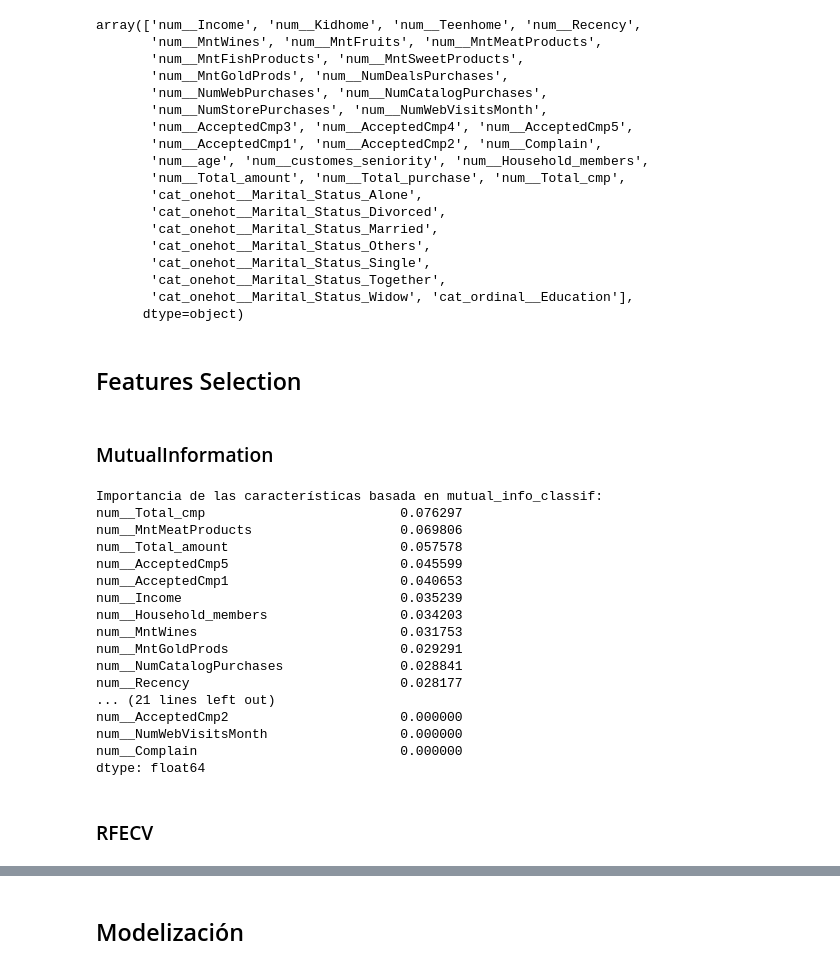
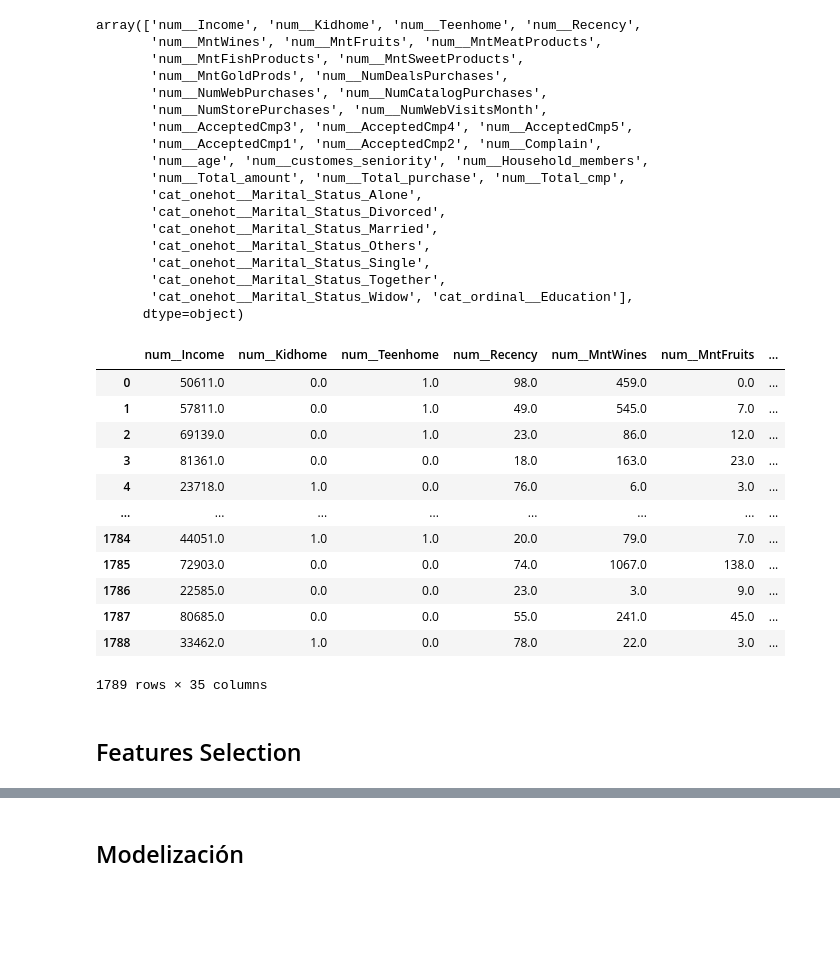
Before and after one commit to ANG112/Project_Break_ML, a Jupyter notebook: 05_Modelizacion.ipynb, the cells around one changed output, grey strips where cells are left out. Drawn from its saved outputs; the diff is of its cells as text; code cells hidden in the pictures; blank space fills up the shorter version.

```diff
--- a/05_Modelizacion.ipynb
+++ b/05_Modelizacion.ipynb
@@ -158,37 +186,22 @@ array(['num__Income', 'num__Kidhome', 'num__Teenhome', 'num__Recency',
        'cat_onehot__Marital_Status_Together',
        'cat_onehot__Marital_Status_Widow', 'cat_ordinal__Education'],
       dtype=object)
+# %%
+X_train_transform_df = pd.DataFrame(X_train_transform, columns=(features_transformed))
+X_train_transform_df
+# %% [output]
+|  | num__Income | num__Kidhome | num__Teenhome | num__Recency | num__MntWines | num__MntFruits | ... |
+| 0 | 50611.0 | 0.0 | 1.0 | 98.0 | 459.0 | 0.0 | ... |
+| 1 | 57811.0 | 0.0 | 1.0 | 49.0 | 545.0 | 7.0 | ... |
+| 2 | 69139.0 | 0.0 | 1.0 | 23.0 | 86.0 | 12.0 | ... |
+| 3 | 81361.0 | 0.0 | 0.0 | 18.0 | 163.0 | 23.0 | ... |
+| 4 | 23718.0 | 1.0 | 0.0 | 76.0 | 6.0 | 3.0 | ... |
+| ... | ... | ... | ... | ... | ... | ... | ... |
+| 1784 | 44051.0 | 1.0 | 1.0 | 20.0 | 79.0 | 7.0 | ... |
+| 1785 | 72903.0 | 0.0 | 0.0 | 74.0 | 1067.0 | 138.0 | ... |
+| 1786 | 22585.0 | 0.0 | 0.0 | 23.0 | 3.0 | 9.0 | ... |
+| 1787 | 80685.0 | 0.0 | 0.0 | 55.0 | 241.0 | 45.0 | ... |
+| 1788 | 33462.0 | 1.0 | 0.0 | 78.0 | 22.0 | 3.0 | ... |
+1789 rows × 35 columns
 # %% [markdown]
 ## Features Selection
-# %% [markdown]
-### MutualInformation
-# %%
-# Calcular la información mutua
-mutual_info = mutual_info_classif(X_train_transform, y_train)
-
-# Ordenar características por importancia
-feature_importance = pd.Series(mutual_info, index=features_transformed)
-feature_importance.sort_values(ascending=False, inplace=True)
-
-print("Importancia de las características basada en mutual_info_classif:")
-print(feature_importance)
-# %% [output]
-Importancia de las características basada en mutual_info_classif:
-num__Total_cmp                         0.076297
-num__MntMeatProducts                   0.069806
-num__Total_amount                      0.057578
-num__AcceptedCmp5                      0.045599
-num__AcceptedCmp1                      0.040653
-num__Income                            0.035239
-num__Household_members                 0.034203
-num__MntWines                          0.031753
-num__MntGoldProds                      0.029291
-num__NumCatalogPurchases               0.028841
-num__Recency                           0.028177
-... (21 lines left out)
-num__AcceptedCmp2                      0.000000
-num__NumWebVisitsMonth                 0.000000
-num__Complain                          0.000000
-dtype: float64
-# %% [markdown]
-### RFECV
```
Also changed, not shown: parts of 62 cells of this notebook, 6 other files.
